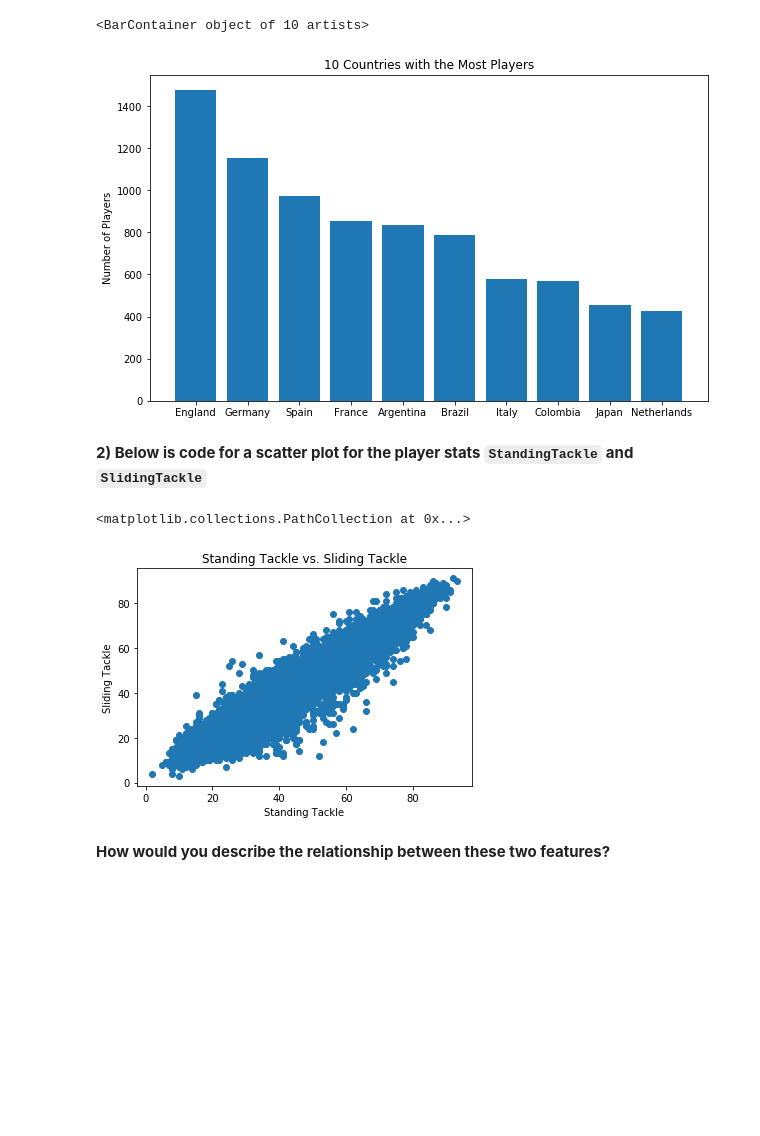
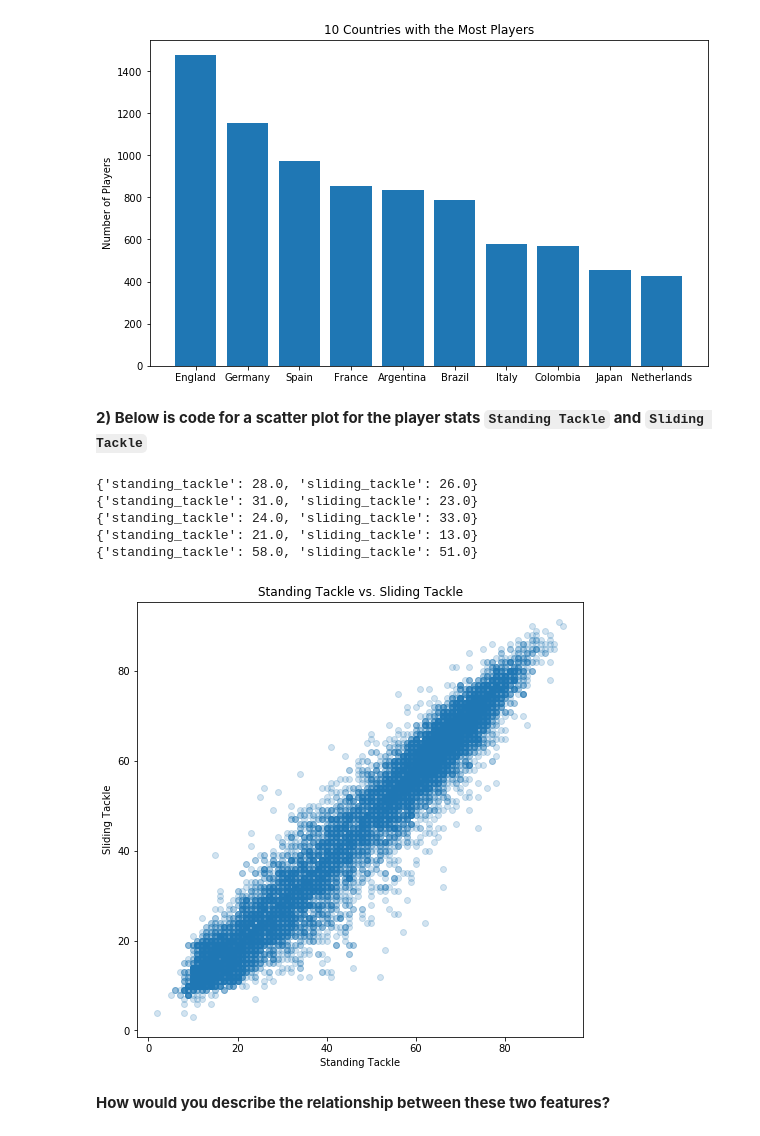
Before and after one commit to learn-co-curriculum/dsc-data-visualization-topic-questions, a Jupyter notebook: index.ipynb, the cells around one changed output. Cells and saved outputs as stored; diff of their text form; code cells hidden in the pictures; blank space fills up the shorter version.

```diff
--- a/index.ipynb
+++ b/index.ipynb
@@ -32,0 +33,9 @@ df.head()
+# %%
+# __SOLUTION__
+player_nationalities = []
+with open("data/player_nationalities.csv") as f:
+    for row in csv.DictReader(f):
+        row['count_of_players'] = int(row['count_of_players'])
+        player_nationalities.append(dict(row))
+for index in range(5):
+    print(player_nationalities[index])
@@ -63,13 +78,39 @@ fig, ax = plt.subplots(figsize=(10, 6))
 ax.set_title("10 Countries with the Most Players")
 ax.set_ylabel("Number of Players")
 
-labels = list(top_10.index)
-values = list(top_10.values)
-ax.bar(labels, values)
+labels = [row['country'] for row in top10]
+values = [row['count_of_players'] for row in top10]
+ax.bar(labels, values);
 # %% [output]
-<BarContainer object of 10 artists>
 [figure]
 # %% [markdown]
-**2) Below is code for a scatter plot for the player stats `StandingTackle` and `SlidingTackle`**
+**2) Below is code for a scatter plot for the player stats `Standing Tackle` and `Sliding Tackle`**
+# %%
+# Run this cell without changes
+player_stats = []
+with open("data/player_stats.csv") as f:
+    for row in csv.DictReader(f):
+        row["standing_tackle"] = float(row["standing_tackle"])
+        row["sliding_tackle"] = float(row["sliding_tackle"])
+        player_stats.append(dict(row))
+
+for index in range(5):
+    print(player_stats[index])
+# %%
+# __SOLUTION__
+player_stats = []
+with open("data/player_stats.csv") as f:
+    for row in csv.DictReader(f):
+        row["standing_tackle"] = float(row["standing_tackle"])
+        row["sliding_tackle"] = float(row["sliding_tackle"])
+        player_stats.append(dict(row))
+for index in range(5):
+    print(player_stats[index])
+# %% [output]
+{'standing_tackle': 28.0, 'sliding_tackle': 26.0}
+{'standing_tackle': 31.0, 'sliding_tackle': 23.0}
+{'standing_tackle': 24.0, 'sliding_tackle': 33.0}
+{'standing_tackle': 21.0, 'sliding_tackle': 13.0}
+{'standing_tackle': 58.0, 'sliding_tackle': 51.0}
 # %%
 # Run this cell without changes
@@ -86,18 +127,14 @@ ax.scatter(x, y)
 # %%
 # __SOLUTION__
-fig, ax = plt.subplots()
-
+fig, ax = plt.subplots(figsize=(8, 8))
 ax.set_title('Standing Tackle vs. Sliding Tackle')
 ax.set_xlabel('Standing Tackle')
 ax.set_ylabel('Sliding Tackle')
-
-x = df['StandingTackle']
-y = df['SlidingTackle']
-
-ax.scatter(x, y)
+x = [row["standing_tackle"] for row in player_stats]
+y = [row["sliding_tackle"] for row in player_stats]
+ax.scatter(x, y, alpha=0.2);
 # %% [output]
-<matplotlib.collections.PathCollection at 0x...>
-[figure, old version]
+[figure, new version]
 # %% [markdown]
 **How would you describe the relationship between these two features?**
 # %%
```
Also changed, not shown: parts of 13 cells of this notebook, 5 other files.
